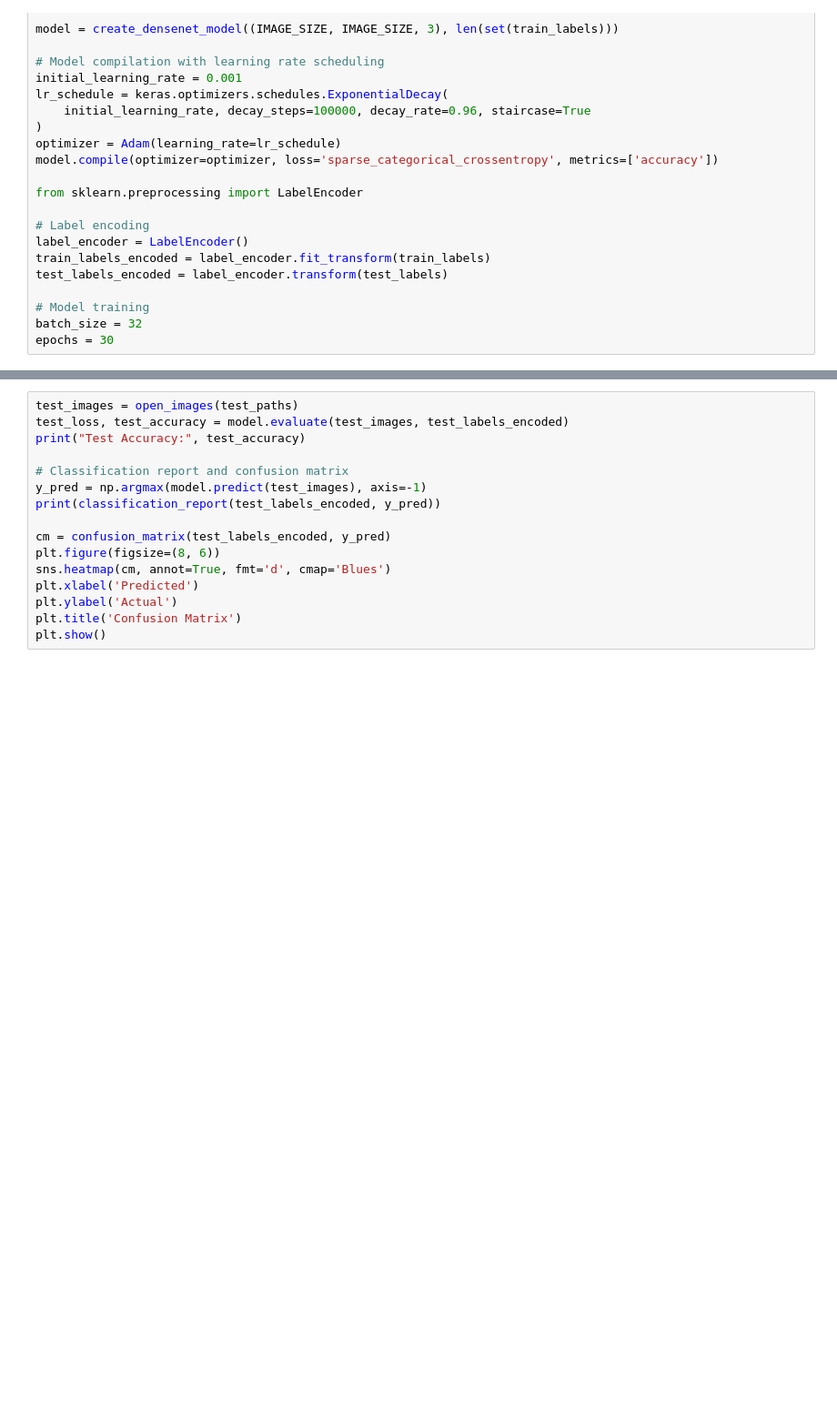
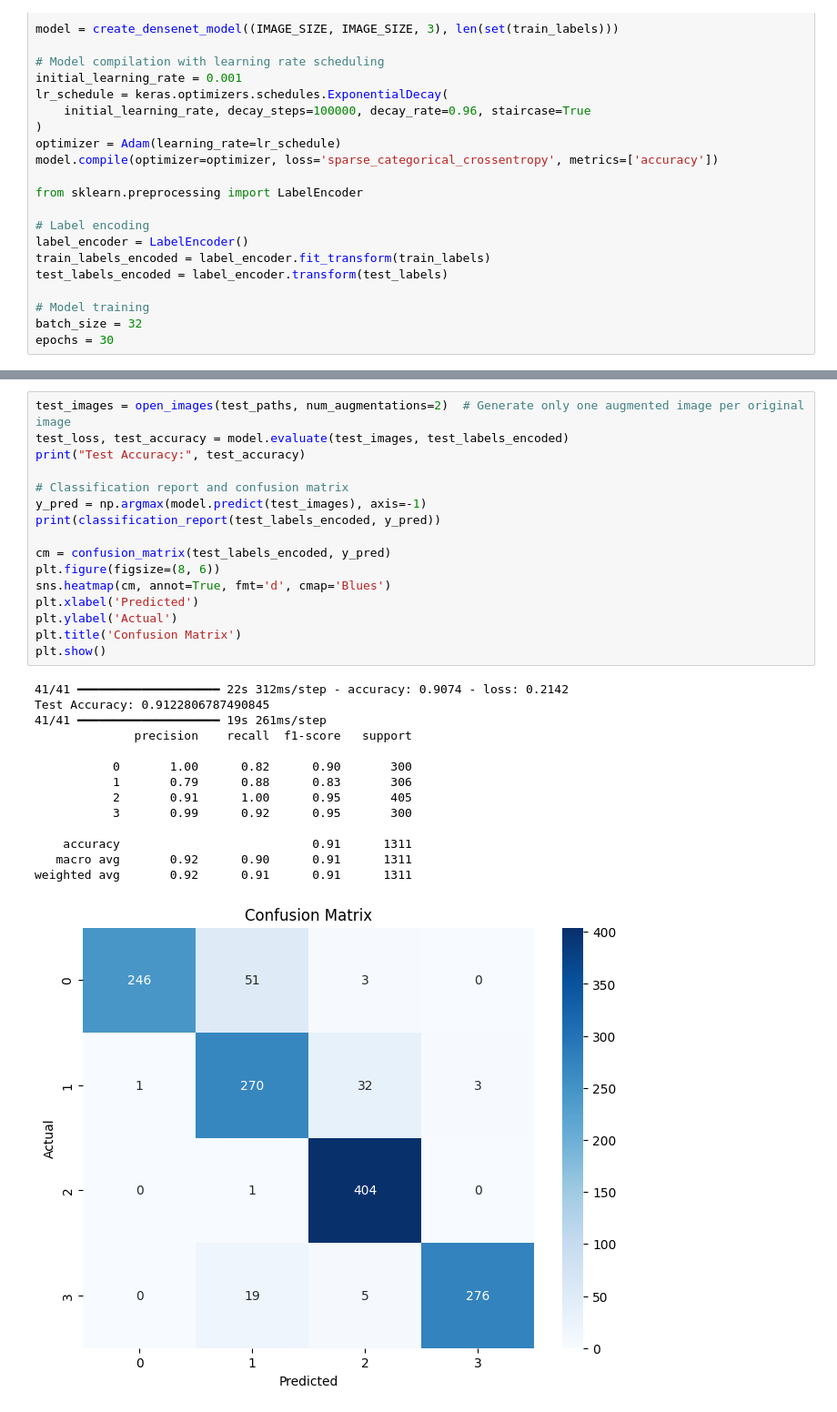
Before and after one commit to sksarvesh007/kaggle-contests, a Jupyter notebook: brain-tumour/brain-tumour-cnn.ipynb, the cells around one changed output, grey strips where cells are left out. Shown at 91% size. Drawn from its saved outputs; the diff is of its cells as text; blank space fills up the shorter version.

```diff
--- a/brain-tumour/brain-tumour-cnn.ipynb
+++ b/brain-tumour/brain-tumour-cnn.ipynb
@@ -114,16 +123,31 @@ Epoch 6/30
 # %%
-test_images = open_images(test_paths)
+test_images = open_images(test_paths, num_augmentations=2)  # Generate only one augmented image per original image
 test_loss, test_accuracy = model.evaluate(test_images, test_labels_encoded)
 print("Test Accuracy:", test_accuracy)
 
 # Classification report and confusion matrix
 y_pred = np.argmax(model.predict(test_images), axis=-1)
 print(classification_report(test_labels_encoded, y_pred))
 
 cm = confusion_matrix(test_labels_encoded, y_pred)
 plt.figure(figsize=(8, 6))
 sns.heatmap(cm, annot=True, fmt='d', cmap='Blues')
 plt.xlabel('Predicted')
 plt.ylabel('Actual')
 plt.title('Confusion Matrix')
 plt.show()
+# %% [output]
+41/41 ━━━━━━━━━━━━━━━━━━━━ 22s 312ms/step - accuracy: 0.9074 - loss: 0.2142
+Test Accuracy: 0.9122806787490845
+41/41 ━━━━━━━━━━━━━━━━━━━━ 19s 261ms/step
+              precision    recall  f1-score   support
+
+           0       1.00      0.82      0.90       300
+           1       0.79      0.88      0.83       306
+           2       0.91      1.00      0.95       405
+           3       0.99      0.92      0.95       300
+
+    accuracy                           0.91      1311
+   macro avg       0.92      0.90      0.91      1311
+weighted avg       0.92      0.91      0.91      1311
+[figure, added]
```
Also changed, not shown: parts of 5 cells of this notebook.
